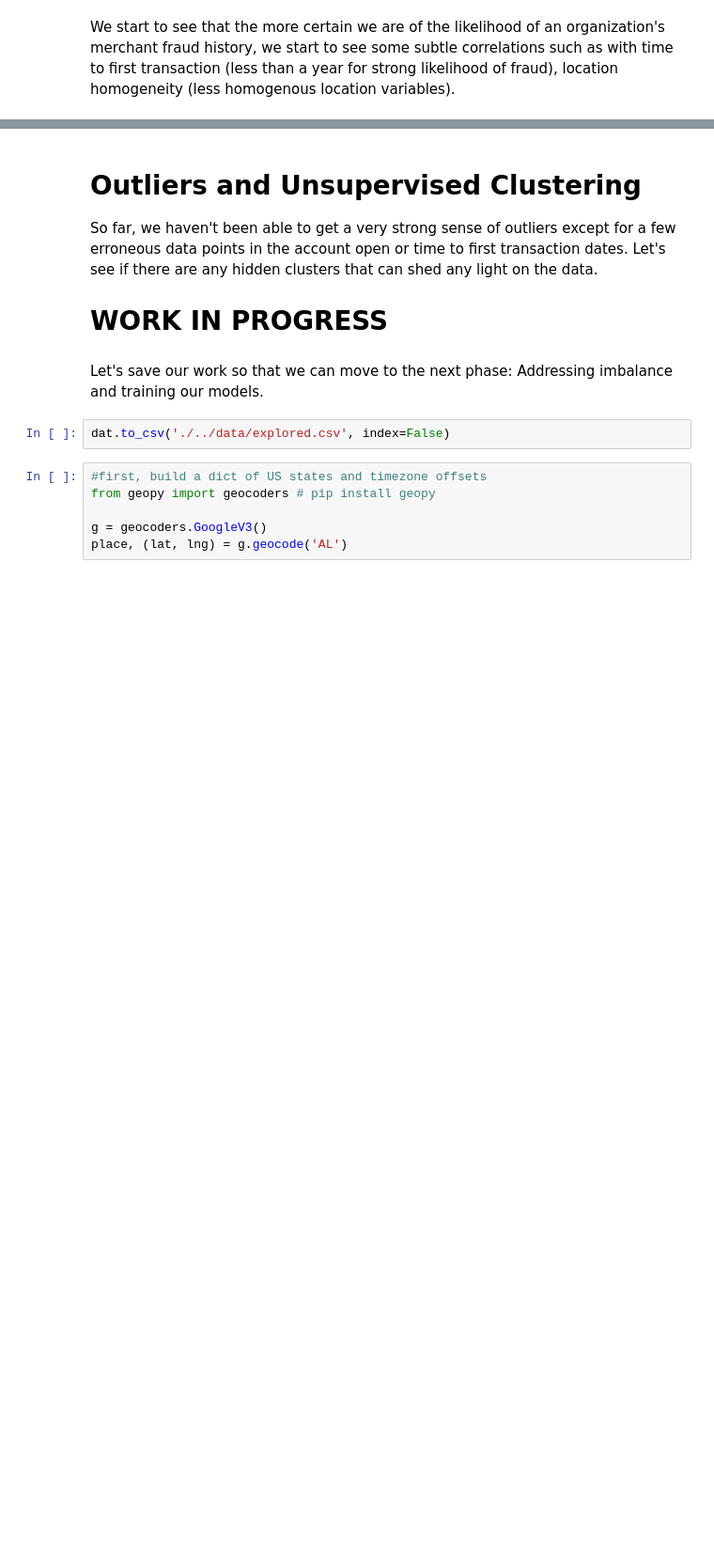
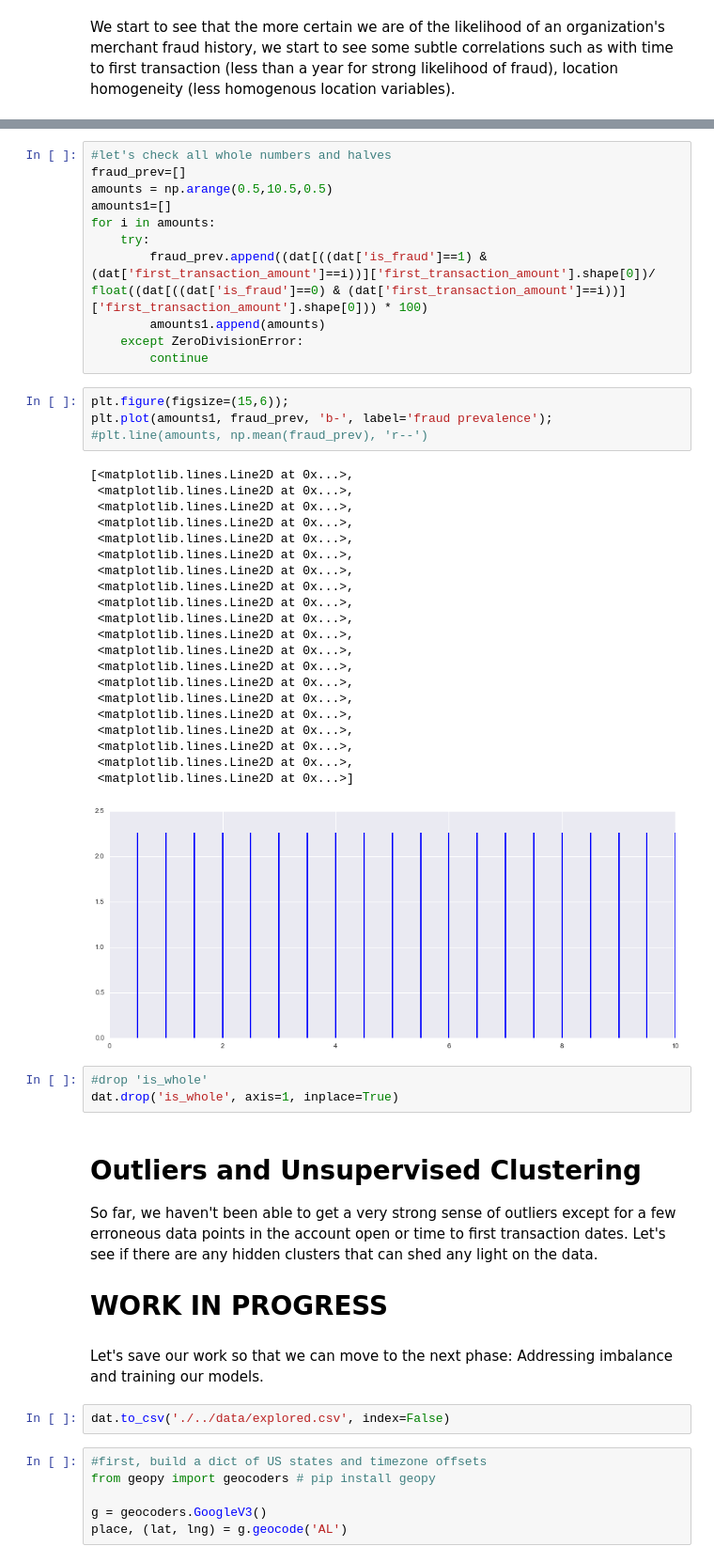
Before and after one commit to ashirwad08/fraud_detection_ex, a Jupyter notebook: notebooks/Data_Explore.ipynb, the cells around one changed output, grey strips where cells are left out. Shown at 94% size. Drawn from its saved outputs; the diff is of its cells as text; blank space fills up the shorter version.

```diff
--- a/notebooks/Data_Explore.ipynb
+++ b/notebooks/Data_Explore.ipynb
@@ -196,3 +236,43 @@ We start to see that the more certain we are of the likelihood of an organizatio
+# %%
+#let's check all whole numbers and halves
+fraud_prev=[]
+amounts = np.arange(0.5,10.5,0.5)
+amounts1=[]
+for i in amounts:
+    try:
+        fraud_prev.append((dat[((dat['is_fraud']==1) & (dat['first_transaction_amount']==i))]['first_transaction_amount'].shape[0])/ float((dat[((dat['is_fraud']==0) & (dat['first_transaction_amount']==i))]['first_transaction_amount'].shape[0])) * 100)
+        amounts1.append(amounts)
+    except ZeroDivisionError:
+        continue
+# %%
+plt.figure(figsize=(15,6));
+plt.plot(amounts1, fraud_prev, 'b-', label='fraud prevalence');
+#plt.line(amounts, np.mean(fraud_prev), 'r--')
+# %% [output]
+[<matplotlib.lines.Line2D at 0x...>,
+ <matplotlib.lines.Line2D at 0x...>,
+ <matplotlib.lines.Line2D at 0x...>,
+ <matplotlib.lines.Line2D at 0x...>,
+ <matplotlib.lines.Line2D at 0x...>,
+ <matplotlib.lines.Line2D at 0x...>,
+ <matplotlib.lines.Line2D at 0x...>,
+ <matplotlib.lines.Line2D at 0x...>,
+ <matplotlib.lines.Line2D at 0x...>,
+ <matplotlib.lines.Line2D at 0x...>,
+ <matplotlib.lines.Line2D at 0x...>,
+ <matplotlib.lines.Line2D at 0x...>,
+ <matplotlib.lines.Line2D at 0x...>,
+ <matplotlib.lines.Line2D at 0x...>,
+ <matplotlib.lines.Line2D at 0x...>,
+ <matplotlib.lines.Line2D at 0x...>,
+ <matplotlib.lines.Line2D at 0x...>,
+ <matplotlib.lines.Line2D at 0x...>,
+ <matplotlib.lines.Line2D at 0x...>,
+ <matplotlib.lines.Line2D at 0x...>]
+[figure, added]
+# %%
+#drop 'is_whole'
+dat.drop('is_whole', axis=1, inplace=True)
 # %% [markdown]
 # Outliers and Unsupervised Clustering
 
```
Also changed, not shown: parts of 11 cells of this notebook, 8 other files.
